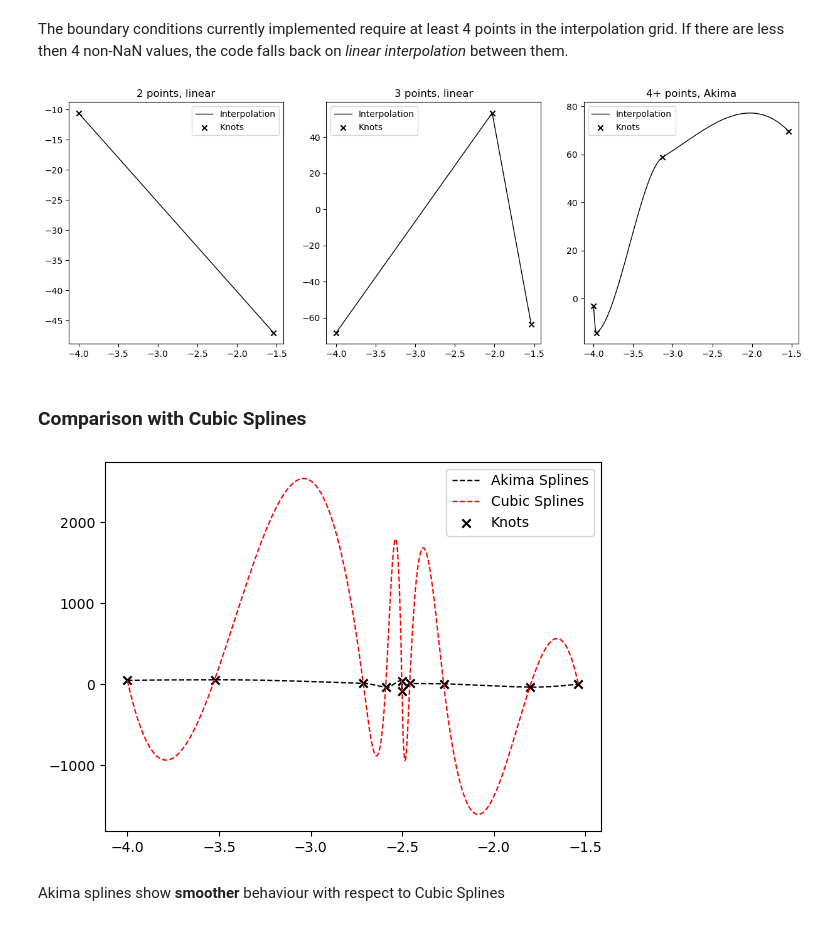
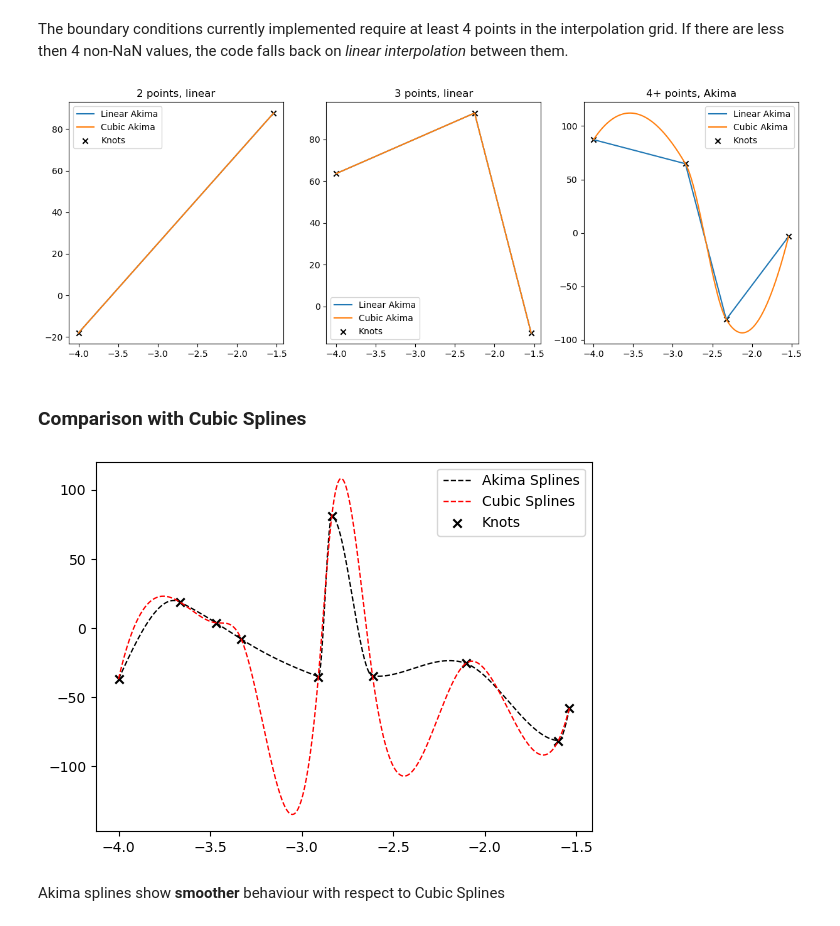
Before and after one commit to asantini29/CudAkima, a Jupyter notebook: examples/tutorial.ipynb, the cells around one changed output. Saved outputs shown, nothing was run; the diff lists cells and outputs as text; code cells hidden in the pictures.

```diff
--- a/examples/tutorial.ipynb
+++ b/examples/tutorial.ipynb
@@ -118,7 +120,12 @@ result = interp(xinterp, x, y)
+# %%
+linear_result = linear_interp(xinterp, x, y)
+cubic_result = cubic_interp(xinterp, x, y)
 # %%
-realization = 0
+realization = 3
 
-plt.plot(to_cpu(xinterp), to_cpu(result)[realization], c='k', ls = '-', lw=1, label='Interpolation')
+for result, label in zip([linear_result, cubic_result], ['Linear Akima', 'Cubic Akima']):
+    plt.plot(to_cpu(xinterp), to_cpu(result)[realization], label=label)
+
 plt.scatter(to_cpu(x)[realization], to_cpu(y)[realization], marker='x', c='k', label='Knots')
 
 plt.legend()
@@ -146,25 +153,26 @@ x[2, 4:] = xp.nan
 y[0, 2:] = xp.nan
 y[1, 3:] = xp.nan
 y[2, 4:] = xp.nan
-# %%
-result = interp(xinterp, x, y)
+# %%
+linear_result = linear_interp(xinterp, x, y)
+cubic_result = cubic_interp(xinterp, x, y)
 # %%
 fig = plt.figure(figsize=(15, 5))
 
 titles = ['2 points, linear', '3 points, linear', '4+ points, Akima']
 
 for realization, title in zip(range(3), titles):
 
     plt.subplot(1, 3, realization + 1)
-
-    plt.plot(to_cpu(xinterp), to_cpu(result)[realization], c='k', ls = '-', lw=1, label='Interpolation')
+    for result, label in zip([linear_result, cubic_result], ['Linear Akima', 'Cubic Akima']):
+        plt.plot(to_cpu(xinterp), to_cpu(result)[realization], label=label)
     plt.scatter(to_cpu(x)[realization], to_cpu(y)[realization], marker='x', c='k', label='Knots')
     plt.title(title)
 
     plt.legend()
 plt.show()
 # %% [output]
-[figure, old version]
+[figure, new version]
 # %% [markdown]
 ### Comparison with Cubic Splines
 # %%
@@ -174,7 +182,7 @@ realization = 5 # Choose a realization without NaNs
 
 xhere = to_cpu(x[realization])
 yhere = to_cpu(y[realization])
-resulthere = to_cpu(result[realization])
+resulthere = to_cpu(cubic_result[realization])
 
 #sort the arrays
 idx = np.argsort(xhere)
@@ -191,7 +199,7 @@ plt.scatter(to_cpu(x)[realization], to_cpu(y)[realization], marker='x', c='k', l
 plt.legend()
 plt.show()
 # %% [output]
-[figure, old version]
+[figure, new version]
 # %% [markdown]
 Akima splines show **smoother** behaviour with respect to Cubic Splines
 # %% [markdown]
```
Also changed, not shown: parts of 16 cells of this notebook, 2 other files.
